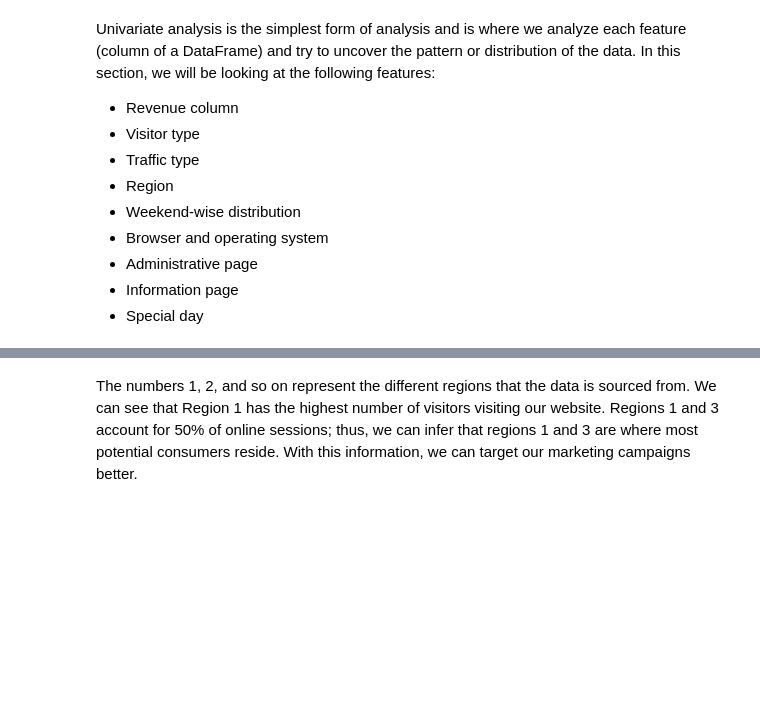
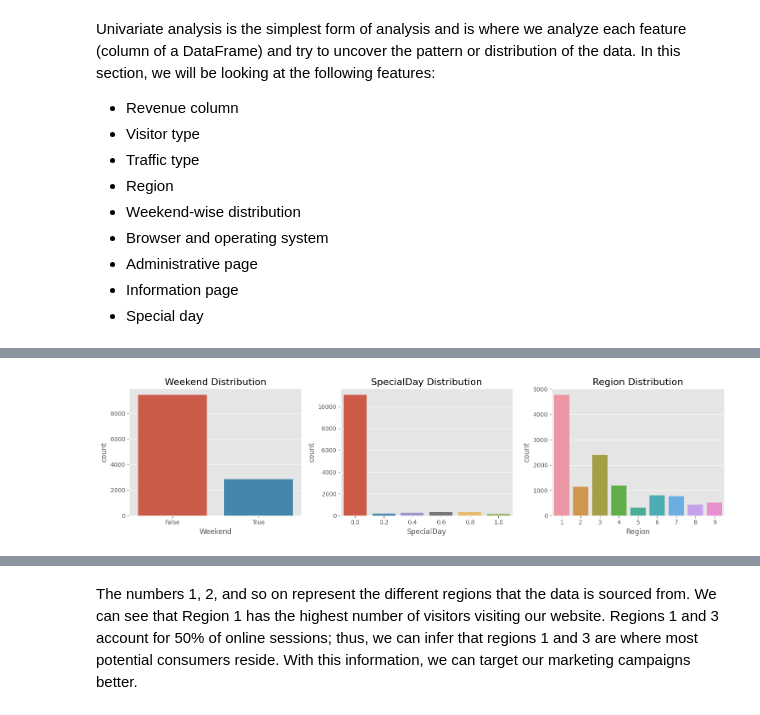
Before and after one commit to EveTLynn/Packt-Data-Analysis-Workshop, a Jupyter notebook: C5_Analyzing_the_Online_Shopper’s_Purchase_Attention.ipynb, the cells around one changed output, grey strips where cells are left out. Cells and saved outputs as stored; diff of their text form; code cells hidden in the pictures; blank space fills up the shorter version.

```diff
--- a/C5_Analyzing_the_Online_Shopper’s_Purchase_Attention.ipynb
+++ b/C5_Analyzing_the_Online_Shopper’s_Purchase_Attention.ipynb
@@ -271,0 +179,5 @@ Name: Region, dtype: float64
+# %%
+cols_to_plot = [ 'Weekend', 'SpecialDay', 'Region']
+plot_multiple_distribution(cols_to_plot, data=df, figsize=(15,4))
+# %% [output]
+[figure, added]
```
Also changed, not shown: parts of 110 cells of this notebook.
